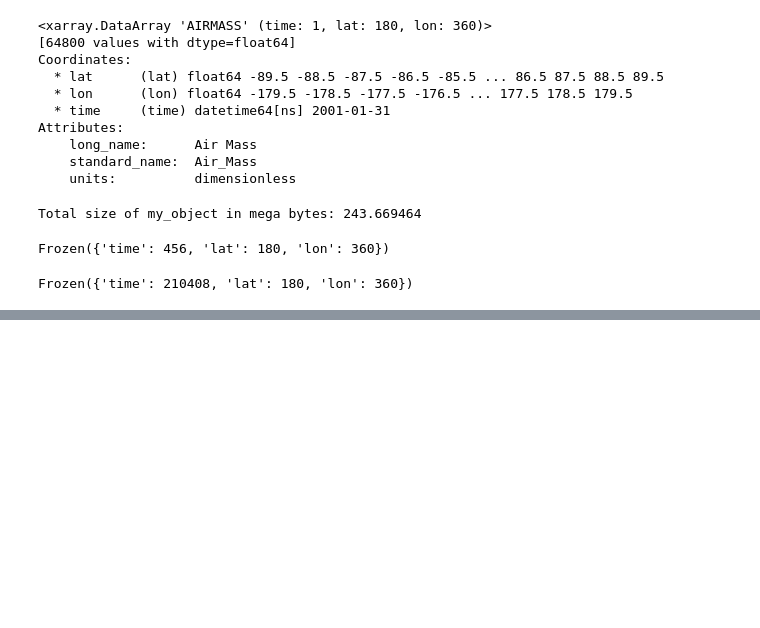
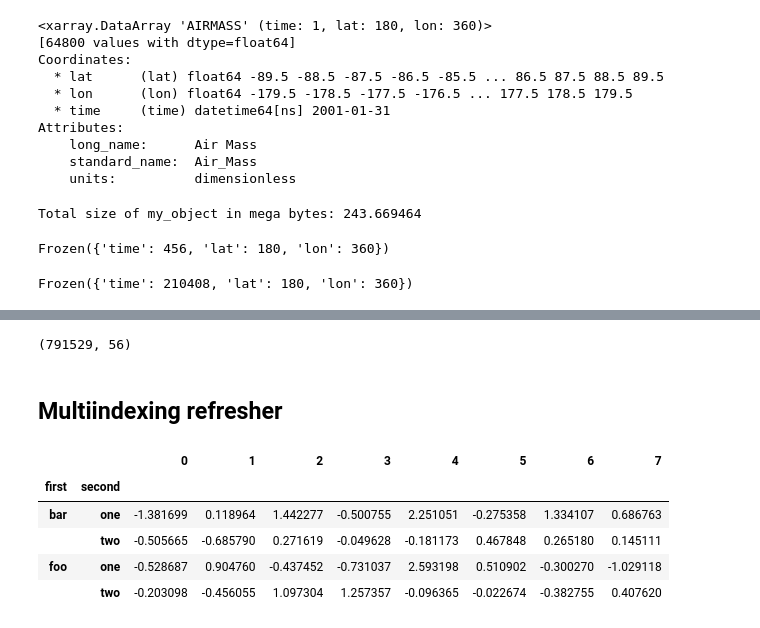
Before and after one commit to cancamilo/dataworks-gis, a Jupyter notebook: power_data_exploring.ipynb, the cells around one changed output, grey strips where cells are left out. Drawn from its saved outputs; the diff is of its cells as text; code cells hidden in the pictures; blank space fills up the shorter version.

```diff
--- a/power_data_exploring.ipynb
+++ b/power_data_exploring.ipynb
@@ -231,0 +419,26 @@ Frozen({'time': 210408, 'lat': 180, 'lon': 360})
+# %%
+df_flat[df_flat["TOA_SW_DNI"] != 0.0].shape
+# %% [output]
+(791529, 56)
+# %% [markdown]
+## Multiindexing refresher
+# %%
+import numpy as np
+import pandas as pd
+
+df = pd.DataFrame(
+    [["bar", "one"], ["bar", "two"], ["foo", "one"], ["foo", "two"]],
+    columns=["first", "second"],
+)
+
+idx = pd.MultiIndex.from_frame(df)
+
+df = pd.DataFrame(np.random.randn(4, 8), index=idx)
+df.head()
+# %% [output]
+|  |  | 0 | 1 | 2 | 3 | 4 | 5 | 6 | 7 |
+| first | second |  |  |  |  |  |  |  |  |
+| bar | one | -1.381699 | 0.118964 | 1.442277 | -0.500755 | 2.251051 | -0.275358 | 1.334107 | 0.686763 |
+|  | two | -0.505665 | -0.685790 | 0.271619 | -0.049628 | -0.181173 | 0.467848 | 0.265180 | 0.145111 |
+| foo | one | -0.528687 | 0.904760 | -0.437452 | -0.731037 | 2.593198 | 0.510902 | -0.300270 | -1.029118 |
+|  | two | -0.203098 | -0.456055 | 1.097304 | 1.257357 | -0.096365 | -0.022674 | -0.382755 | 0.407620 |
```
Also changed, not shown: parts of 17 cells of this notebook, 5 other files.
